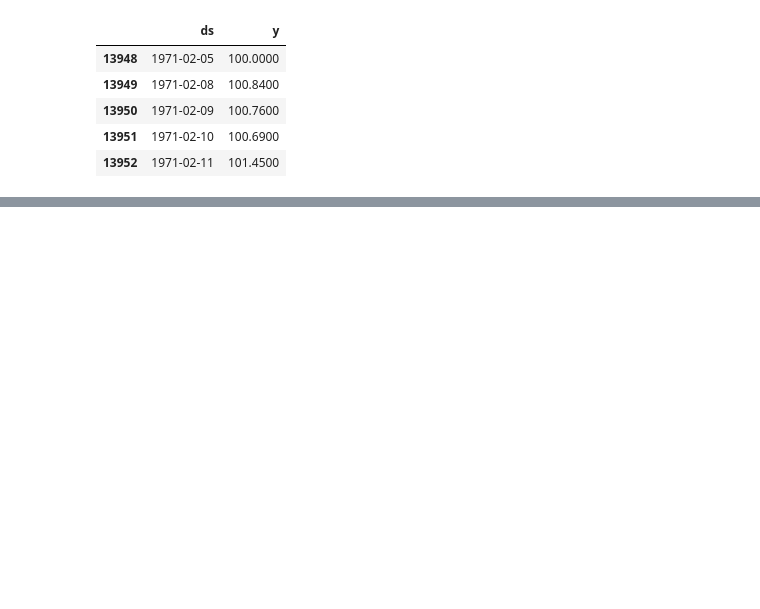
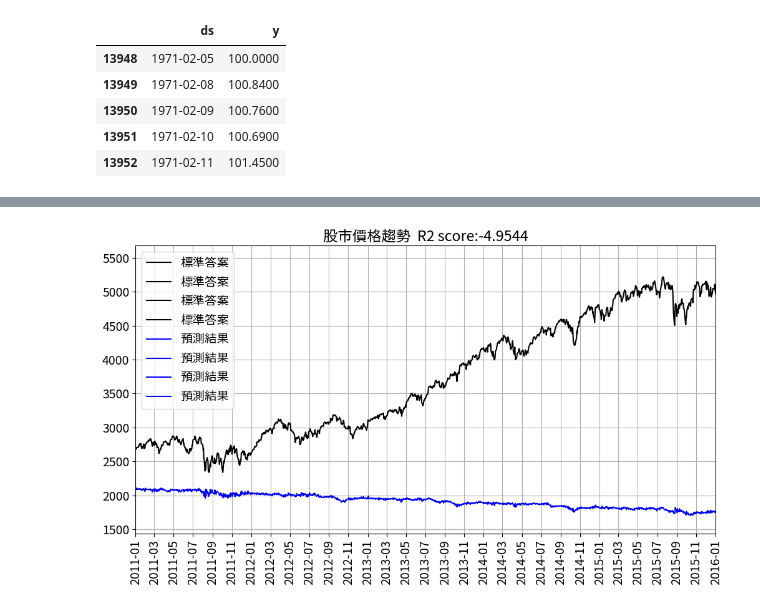
Before and after one commit to GaudiKao/learn-python-by-doing, a Jupyter notebook: Data_Structures&Alogrithms/證券交易所數據分類指數分析.ipynb, the cells around one changed output, grey strips where cells are left out. Cells and saved outputs as stored; diff of their text form; code cells hidden in the pictures; blank space fills up the shorter version.

```diff
--- a/Data_Structures&Alogrithms/證券交易所數據分類指數分析.ipynb
+++ b/Data_Structures&Alogrithms/證券交易所數據分類指數分析.ipynb
@@ -205,0 +191,29 @@ print(f'驗證集 RMSE: {rmse:.4f}')
+# %%
+#繪製時間序列圖
+import matplotlib.dates as mdates
+fig, ax = plt.subplots(figsize=(12,6))
+
+#圖表內容
+ax.plot(validation_df_ixic2, y_true, label='標準答案', c='k')
+ax.plot(validation_df_ixic2, y_pred, label='預測結果', c='b')
+
+#日期刻度，每2個月顯示日期
+months = mdates.MonthLocator(interval=2)
+ax.xaxis.set_major_locator(months)
+
+ax.tick_params(axis='x', rotation=90)
+
+# 開始日與結束日
+sday = pd.to_datetime('2011-01-01')
+eday = pd.to_datetime('2016-01-01')
+ax.set_xlim(sday, eday)
+
+# 顯示網格等
+ax.grid()
+ax.legend()
+ax.set_title(f'股市價格趨勢  R2 score:{r2score:.4f}')
+
+# 輸出畫面
+plt.show()
+# %% [output]
+[figure, added]
```
Also changed, not shown: parts of 7 cells of this notebook, 3 other files.
